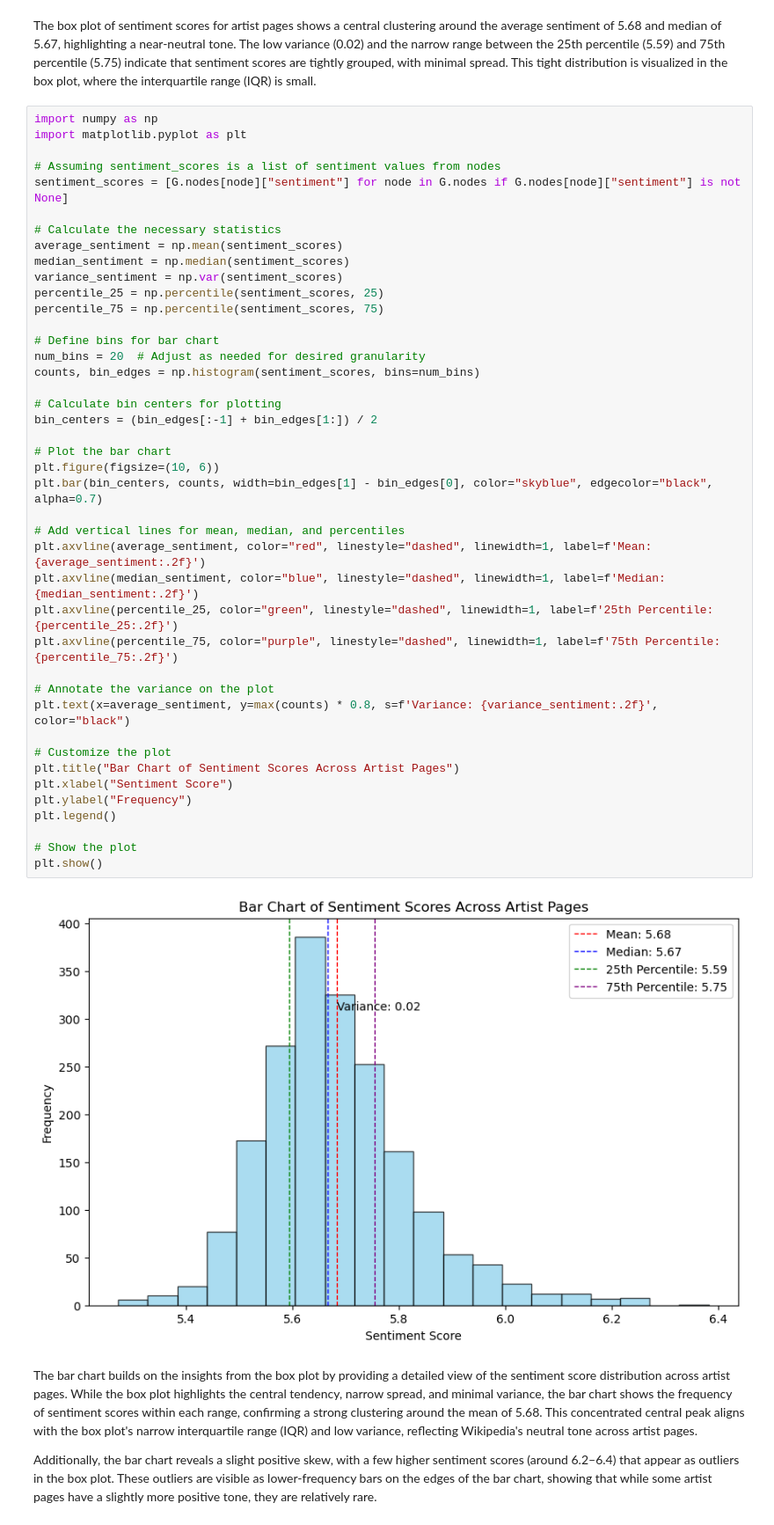
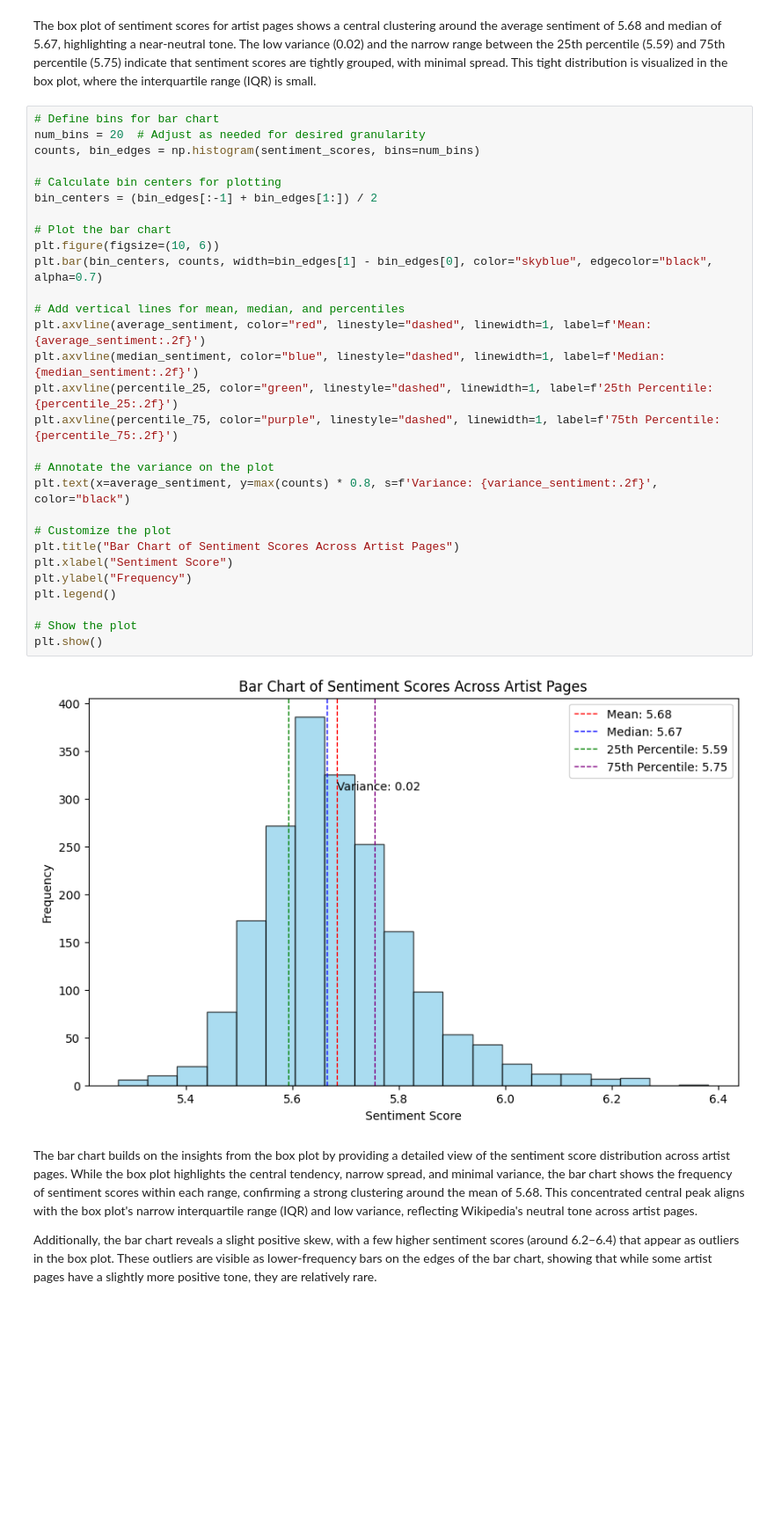
Before and after one commit to Ayafahim/social_graphs, a Jupyter notebook: Alec-jawa/week 8/exercise1.ipynb, the cells around one changed output. Shown: that part at 88% size. Drawn from its saved outputs; the diff is of its cells as text; blank space fills up the shorter version.

```diff
--- a/Alec-jawa/week 8/exercise1.ipynb
+++ b/Alec-jawa/week 8/exercise1.ipynb
@@ -204,49 +204,36 @@ plt.show()
 # %% [markdown]
 The box plot of sentiment scores for artist pages shows a central clustering around the average sentiment of 5.68 and median of 5.67, highlighting a near-neutral tone. The low variance (0.02) and the narrow range between the 25th percentile (5.59) and 75th percentile (5.75) indicate that sentiment scores are tightly grouped, with minimal spread. This tight distribution is visualized in the box plot, where the interquartile range (IQR) is small.
 # %%
-import numpy as np
-import matplotlib.pyplot as plt
-
-# Assuming sentiment_scores is a list of sentiment values from nodes
-sentiment_scores = [G.nodes[node]["sentiment"] for node in G.nodes if G.nodes[node]["sentiment"] is not None]
-
-# Calculate the necessary statistics
-average_sentiment = np.mean(sentiment_scores)
-median_sentiment = np.median(sentiment_scores)
-variance_sentiment = np.var(sentiment_scores)
-percentile_25 = np.percentile(sentiment_scores, 25)
-percentile_75 = np.percentile(sentiment_scores, 75)
-
 # Define bins for bar chart
 num_bins = 20  # Adjust as needed for desired granularity
 counts, bin_edges = np.histogram(sentiment_scores, bins=num_bins)
 
 # Calculate bin centers for plotting
 bin_centers = (bin_edges[:-1] + bin_edges[1:]) / 2
 
 # Plot the bar chart
 plt.figure(figsize=(10, 6))
 plt.bar(bin_centers, counts, width=bin_edges[1] - bin_edges[0], color="skyblue", edgecolor="black", alpha=0.7)
 
 # Add vertical lines for mean, median, and percentiles
 plt.axvline(average_sentiment, color="red", linestyle="dashed", linewidth=1, label=f'Mean: {average_sentiment:.2f}')
 plt.axvline(median_sentiment, color="blue", linestyle="dashed", linewidth=1, label=f'Median: {median_sentiment:.2f}')
 plt.axvline(percentile_25, color="green", linestyle="dashed", linewidth=1, label=f'25th Percentile: {percentile_25:.2f}')
 plt.axvline(percentile_75, color="purple", linestyle="dashed", linewidth=1, label=f'75th Percentile: {percentile_75:.2f}')
 
 # Annotate the variance on the plot
 plt.text(x=average_sentiment, y=max(counts) * 0.8, s=f'Variance: {variance_sentiment:.2f}', color="black")
 
 # Customize the plot
 plt.title("Bar Chart of Sentiment Scores Across Artist Pages")
 plt.xlabel("Sentiment Score")
 plt.ylabel("Frequency")
 plt.legend()
 
 # Show the plot
 plt.show()
 # %% [output]
-[figure, old version]
+[figure, new version]
 # %% [markdown]
 The bar chart builds on the insights from the box plot by providing a detailed view of the sentiment score distribution across artist pages. While the box plot highlights the central tendency, narrow spread, and minimal variance, the bar chart shows the frequency of sentiment scores within each range, confirming a strong clustering around the mean of 5.68. This concentrated central peak aligns with the box plot's narrow interquartile range (IQR) and low variance, reflecting Wikipedia's neutral tone across artist pages.
 
```
